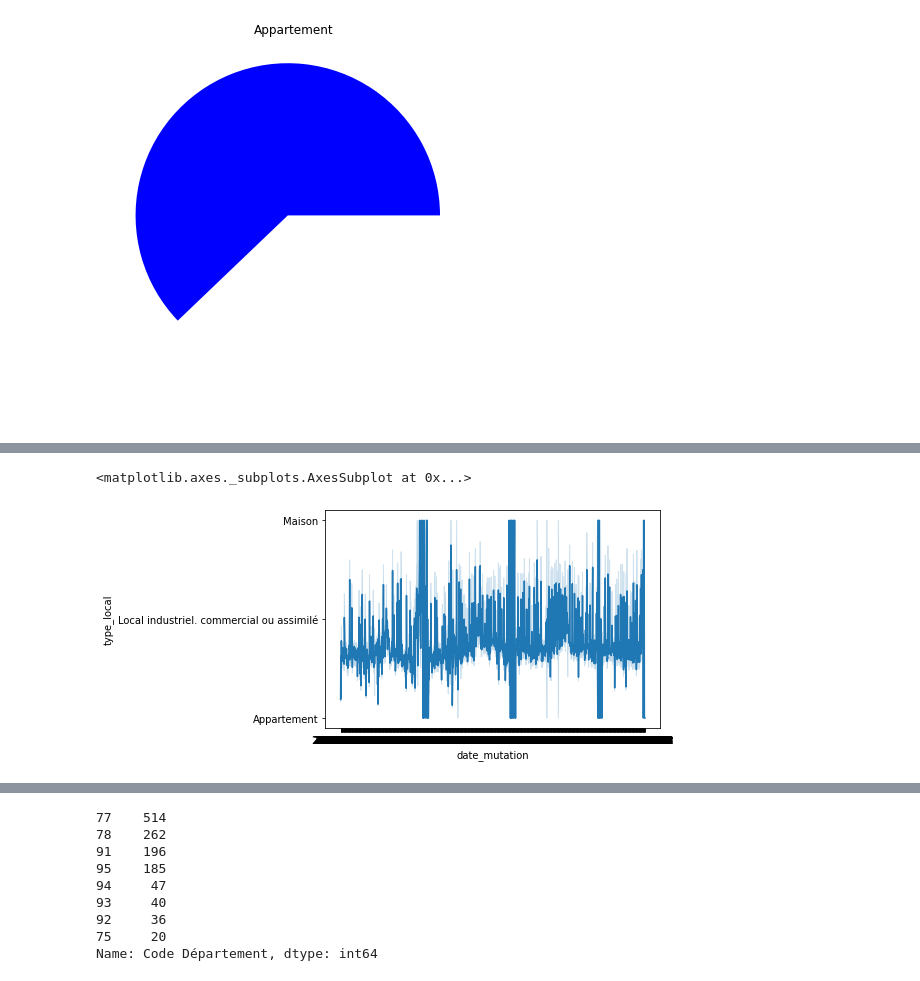
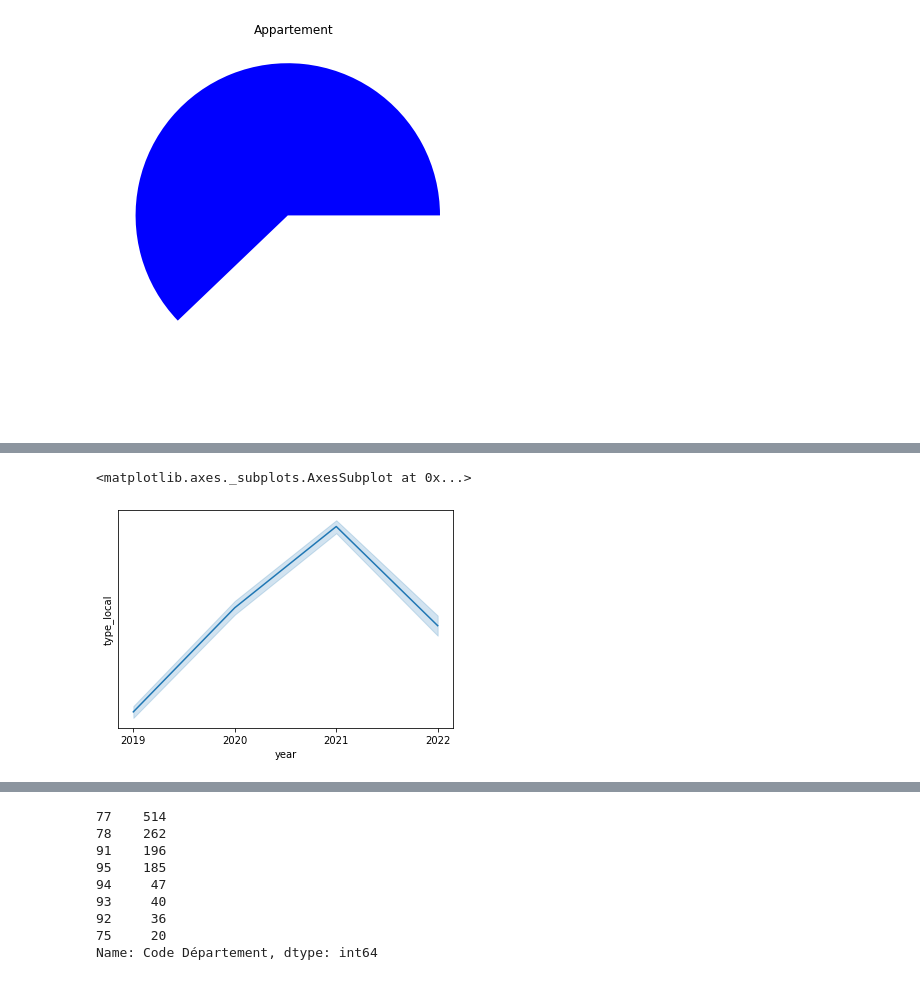
Before and after one commit to LuisaPolicarpo/Hackathon--aws, a Jupyter notebook: EDA/Luísa_Hackaton_RealEstate.ipynb, the cells around one changed output, grey strips where cells are left out. Saved outputs shown, nothing was run; the diff lists cells and outputs as text; code cells hidden in the pictures.

```diff
--- a/EDA/Luísa_Hackaton_RealEstate.ipynb
+++ b/EDA/Luísa_Hackaton_RealEstate.ipynb
@@ -22,10 +22,15 @@ df_pop_dem = pd.read_csv('https://raw.githubusercontent.com/Gierko/Hackathon-11t
 # %%
 df_75 = pd.read_csv('https://raw.githubusercontent.com/Gierko/Hackathon-11th-to-13th-January/main/logements_info_75.csv')
 # %%
-df_final = pd.read_csv('/content/df_final',compression= 'zip')
+df_final_2 = pd.read_csv('/content/df_final',compression= 'zip')
 # %%
 from google.colab import drive
 drive.mount('/content/drive')
 # %% [output]
 Drive already mounted at /content/drive; to attempt to forcibly remount, call drive.mount("/content/drive", force_remount=True).
+# %%
+condition1 = df_final_2['nombre_pieces_principales'] > 0
+condition11 =  df_final_2['nombre_pieces_principales'] < 5
+
+df_final = df_final_2[condition1 & condition11][['id_mutation','valeur_fonciere','surface_reelle_bati','nombre_pieces_principales','type_local','nature_mutation','nom_commune','valeur_fonciere','longitude', 'latitude','date_mutation']]
 # %%
@@ -166,8 +117,8 @@ Name: nombre_pieces_principales, dtype: int64
 # %%
-sns.lineplot(x = 'date_mutation', y = 'type_local', data = df_final)
+sns.lineplot(x = 'year', y = 'type_local', data = df_final)
 # %% [output]
 <matplotlib.axes._subplots.AxesSubplot at 0x...>
-[figure, old version]
+[figure, new version]
 # %%
 df_pop_dem
 # %% [output]
```
Also changed, not shown: parts of 8 cells of this notebook.
